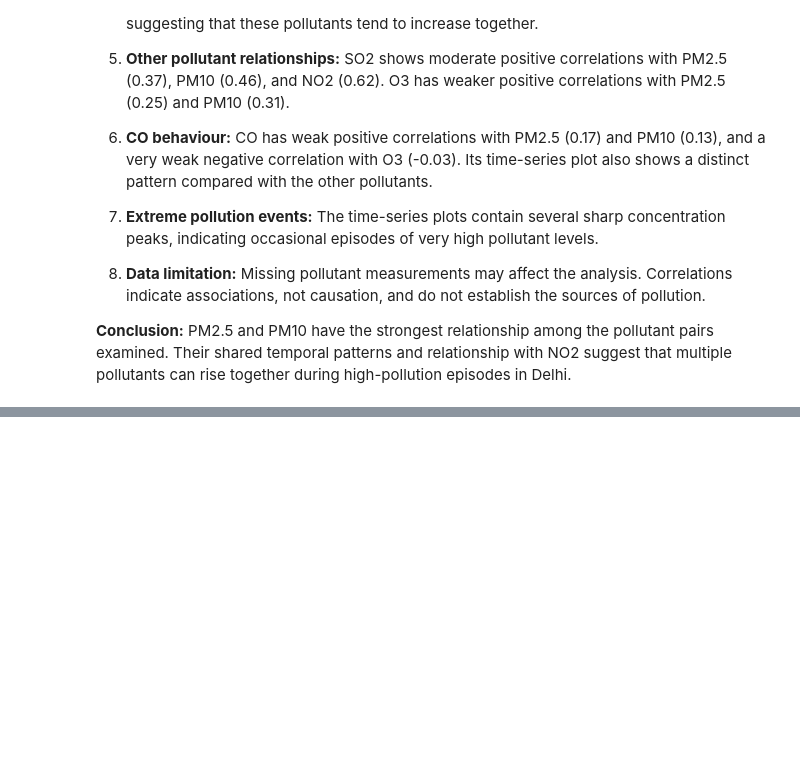
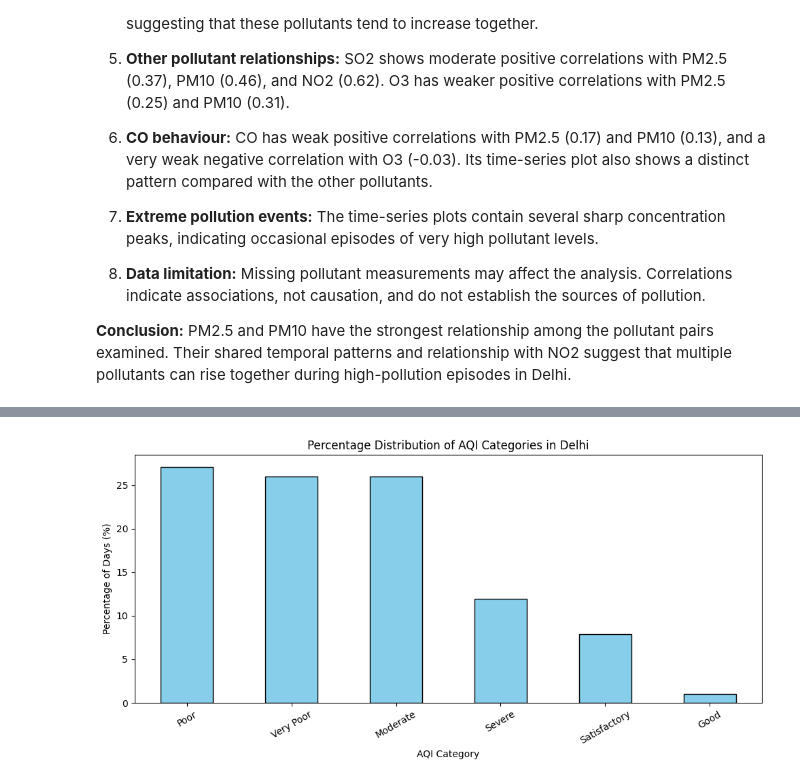
Before and after one commit to ajain347/NextDay-Air-quality-index_predictor, a Jupyter notebook: notebooks/01-eda.ipynb, the cells around one changed output, grey strips where cells are left out. Drawn from its saved outputs; the diff is of its cells as text; code cells hidden in the pictures; blank space fills up the shorter version.

```diff
--- a/notebooks/01-eda.ipynb
+++ b/notebooks/01-eda.ipynb
@@ -842,0 +927,10 @@ plt.show()
+# %%
+bucket_percentages = (
+    delhi_df["AQI_Bucket"]
+    .value_counts(normalize=True)
+    .mul(100)
+    .round(2)
+)
+
+print("AQI Category Percentages:")
+print(bucket_percentages)
@@ -842,0 +947,17 @@ plt.show()
+# %%
+plt.figure(figsize=(10, 5))
+
+bucket_percentages.plot(
+    kind="bar",
+    color="skyblue",
+    edgecolor="black"
+)
+
+plt.title("Percentage Distribution of AQI Categories in Delhi")
+plt.xlabel("AQI Category")
+plt.ylabel("Percentage of Days (%)")
+plt.xticks(rotation=30)
+plt.tight_layout()
+plt.show()
+# %% [output]
+[figure, added]
```
Also changed, not shown: parts of 46 cells of this notebook.
